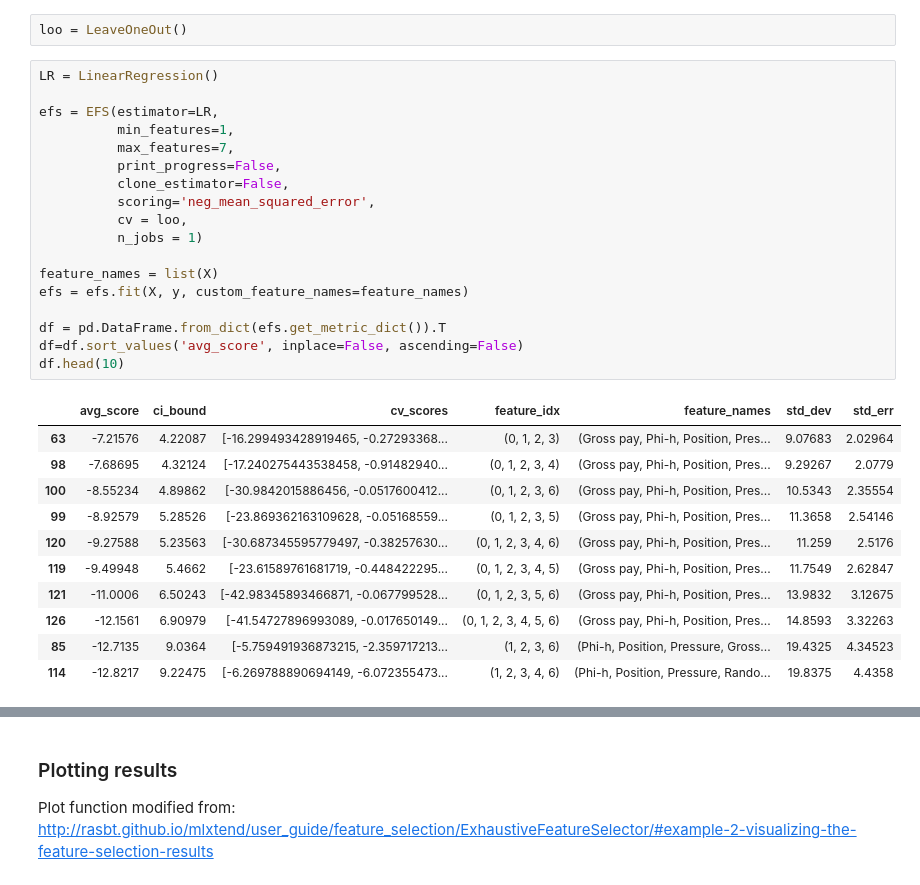
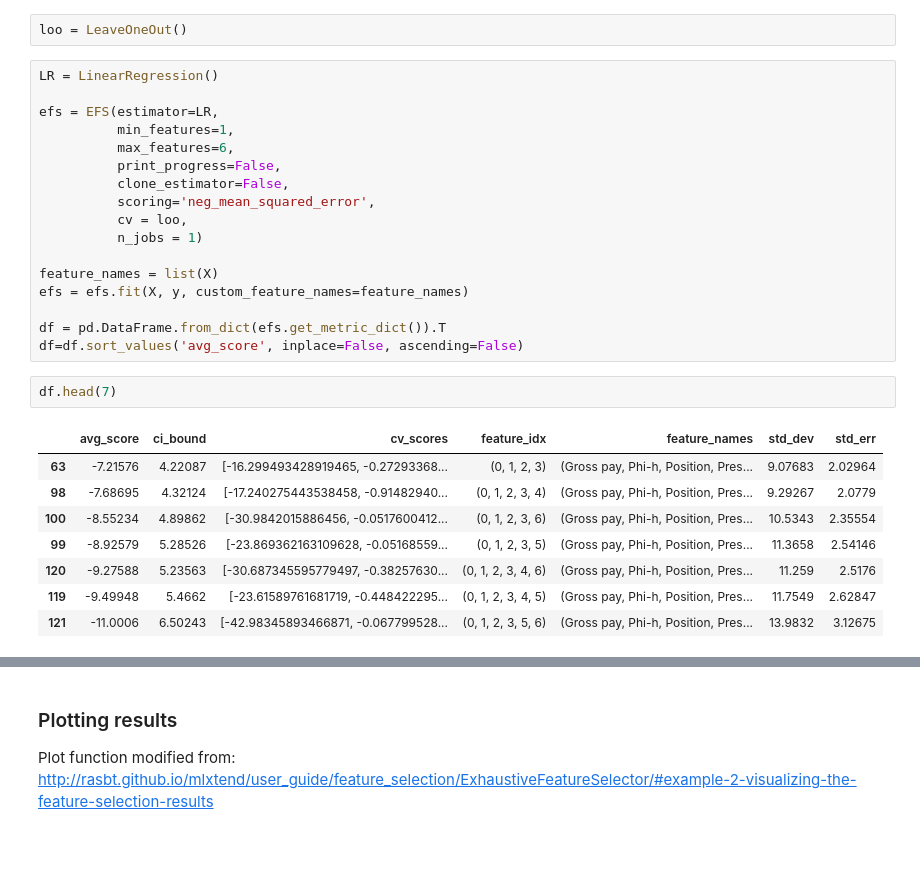
Before and after one commit to mycarta/Data-science-tools-petroleum-exploration-and-production, a Jupyter notebook: Python/notebooks/variable_selection_03a_Exhaustive_Feature_Selector.ipynb, the cells around one changed output, grey strips where cells are left out. Drawn from its saved outputs; the diff is of its cells as text; blank space fills up the shorter version.

```diff
--- a/Python/notebooks/variable_selection_03a_Exhaustive_Feature_Selector.ipynb
+++ b/Python/notebooks/variable_selection_03a_Exhaustive_Feature_Selector.ipynb
@@ -30,7 +30,7 @@ LR = LinearRegression()
 
 efs = EFS(estimator=LR,
           min_features=1,
-          max_features=7,
+          max_features=6,
           print_progress=False,
           clone_estimator=False,
           scoring='neg_mean_squared_error',
@@ -42,17 +42,15 @@ efs = efs.fit(X, y, custom_feature_names=feature_names)
 
 df = pd.DataFrame.from_dict(efs.get_metric_dict()).T
 df=df.sort_values('avg_score', inplace=False, ascending=False)
-df.head(10)
-# %% [output]
-|  | avg_score | ci_bound | cv_scores | feature_idx | feature_names | std_dev | std_err |
-| 63 | -7.21576 | 4.22087 | [-16.299493428919465, -0.27293368... | (0, 1, 2, 3) | (Gross pay, Phi-h, Position, Pres... | 9.07683 | 2.02964 |
-| 98 | -7.68695 | 4.32124 | [-17.240275443538458, -0.91482940... | (0, 1, 2, 3, 4) | (Gross pay, Phi-h, Position, Pres... | 9.29267 | 2.0779 |
-| 100 | -8.55234 | 4.89862 | [-30.9842015886456, -0.0517600412... | (0, 1, 2, 3, 6) | (Gross pay, Phi-h, Position, Pres... | 10.5343 | 2.35554 |
-| 99 | -8.92579 | 5.28526 | [-23.869362163109628, -0.05168559... | (0, 1, 2, 3, 5) | (Gross pay, Phi-h, Position, Pres... | 11.3658 | 2.54146 |
-| 120 | -9.27588 | 5.23563 | [-30.687345595779497, -0.38257630... | (0, 1, 2, 3, 4, 6) | (Gross pay, Phi-h, Position, Pres... | 11.259 | 2.5176 |
-| 119 | -9.49948 | 5.4662 | [-23.61589761681719, -0.448422295... | (0, 1, 2, 3, 4, 5) | (Gross pay, Phi-h, Position, Pres... | 11.7549 | 2.62847 |
-| 121 | -11.0006 | 6.50243 | [-42.98345893466871, -0.067799528... | (0, 1, 2, 3, 5, 6) | (Gross pay, Phi-h, Position, Pres... | 13.9832 | 3.12675 |
-| 126 | -12.1561 | 6.90979 | [-41.54727896993089, -0.017650149... | (0, 1, 2, 3, 4, 5, 6) | (Gross pay, Phi-h, Position, Pres... | 14.8593 | 3.32263 |
-| 85 | -12.7135 | 9.0364 | [-5.759491936873215, -2.359717213... | (1, 2, 3, 6) | (Phi-h, Position, Pressure, Gross... | 19.4325 | 4.34523 |
-| 114 | -12.8217 | 9.22475 | [-6.269788890694149, -6.072355473... | (1, 2, 3, 4, 6) | (Phi-h, Position, Pressure, Rando... | 19.8375 | 4.4358 |
+# %%
+df.head(7)
+# %% [output]
+|  | avg_score | ci_bound | cv_scores | feature_idx | feature_names | std_dev | std_err |
+| 63 | -7.21576 | 4.22087 | [-16.299493428919465, -0.27293368... | (0, 1, 2, 3) | (Gross pay, Phi-h, Position, Pres... | 9.07683 | 2.02964 |
+| 98 | -7.68695 | 4.32124 | [-17.240275443538458, -0.91482940... | (0, 1, 2, 3, 4) | (Gross pay, Phi-h, Position, Pres... | 9.29267 | 2.0779 |
+| 100 | -8.55234 | 4.89862 | [-30.9842015886456, -0.0517600412... | (0, 1, 2, 3, 6) | (Gross pay, Phi-h, Position, Pres... | 10.5343 | 2.35554 |
+| 99 | -8.92579 | 5.28526 | [-23.869362163109628, -0.05168559... | (0, 1, 2, 3, 5) | (Gross pay, Phi-h, Position, Pres... | 11.3658 | 2.54146 |
+| 120 | -9.27588 | 5.23563 | [-30.687345595779497, -0.38257630... | (0, 1, 2, 3, 4, 6) | (Gross pay, Phi-h, Position, Pres... | 11.259 | 2.5176 |
+| 119 | -9.49948 | 5.4662 | [-23.61589761681719, -0.448422295... | (0, 1, 2, 3, 4, 5) | (Gross pay, Phi-h, Position, Pres... | 11.7549 | 2.62847 |
+| 121 | -11.0006 | 6.50243 | [-42.98345893466871, -0.067799528... | (0, 1, 2, 3, 5, 6) | (Gross pay, Phi-h, Position, Pres... | 13.9832 | 3.12675 |
 # %%
```
Also changed, not shown: parts of 2 cells of this notebook, 1 other file.
